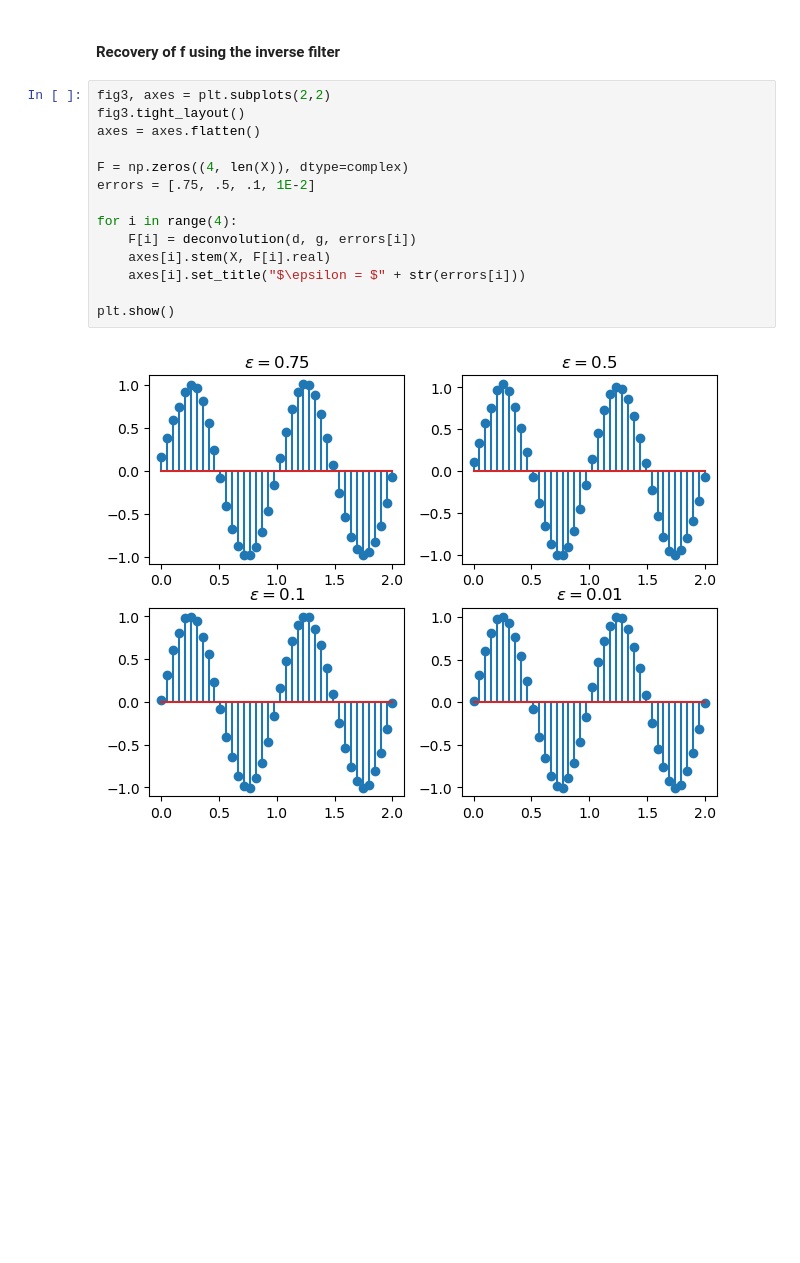
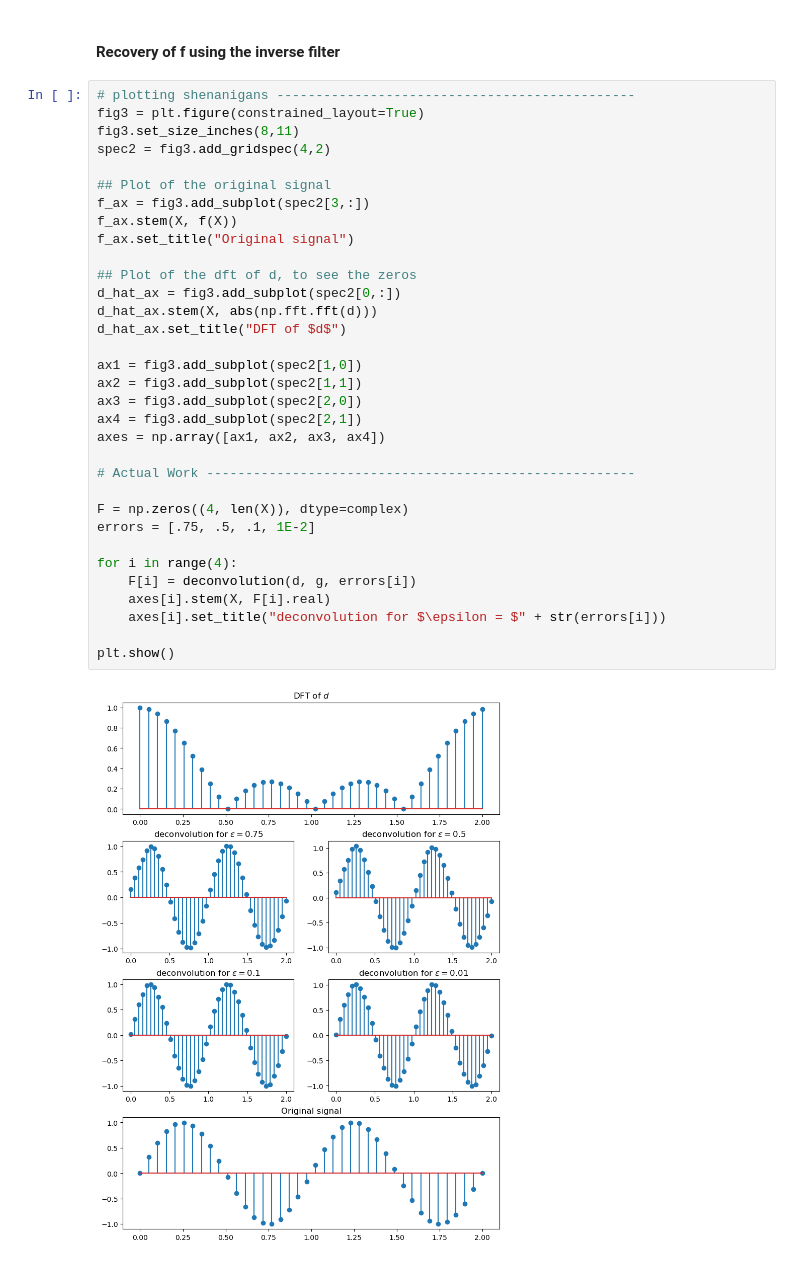
Before and after one commit to bdbonnaire/master_code, a Jupyter notebook: sp/lab3/Lab3 SP.ipynb, the cells around one changed output. Drawn from its saved outputs; the diff is of its cells as text; blank space fills up the shorter version.

Commit message:
added graphs to the last question

```diff
--- a/sp/lab3/Lab3 SP.ipynb
+++ b/sp/lab3/Lab3 SP.ipynb
@@ -252,18 +253,37 @@ plt.show()
 # %% [markdown]
 #### Recovery of f using the inverse filter
 # %%
-fig3, axes = plt.subplots(2,2)
-fig3.tight_layout()
-axes = axes.flatten()
+# plotting shenanigans ----------------------------------------------
+fig3 = plt.figure(constrained_layout=True)
+fig3.set_size_inches(8,11)
+spec2 = fig3.add_gridspec(4,2)
+
+## Plot of the original signal
+f_ax = fig3.add_subplot(spec2[3,:])
+f_ax.stem(X, f(X))
+f_ax.set_title("Original signal")
+
+## Plot of the dft of d, to see the zeros
+d_hat_ax = fig3.add_subplot(spec2[0,:])
+d_hat_ax.stem(X, abs(np.fft.fft(d)))
+d_hat_ax.set_title("DFT of $d$")
+
+ax1 = fig3.add_subplot(spec2[1,0])
+ax2 = fig3.add_subplot(spec2[1,1])
+ax3 = fig3.add_subplot(spec2[2,0])
+ax4 = fig3.add_subplot(spec2[2,1])
+axes = np.array([ax1, ax2, ax3, ax4])
+
+# Actual Work -------------------------------------------------------
 
 F = np.zeros((4, len(X)), dtype=complex)
 errors = [.75, .5, .1, 1E-2]
 
 for i in range(4):
     F[i] = deconvolution(d, g, errors[i])
     axes[i].stem(X, F[i].real)
-    axes[i].set_title("$\epsilon = $" + str(errors[i]))
+    axes[i].set_title("deconvolution for $\epsilon = $" + str(errors[i]))
 
 plt.show()
 # %% [output]
-[figure, old version]
+[figure, new version]
```
Also changed, not shown: parts of 2 cells of this notebook.
